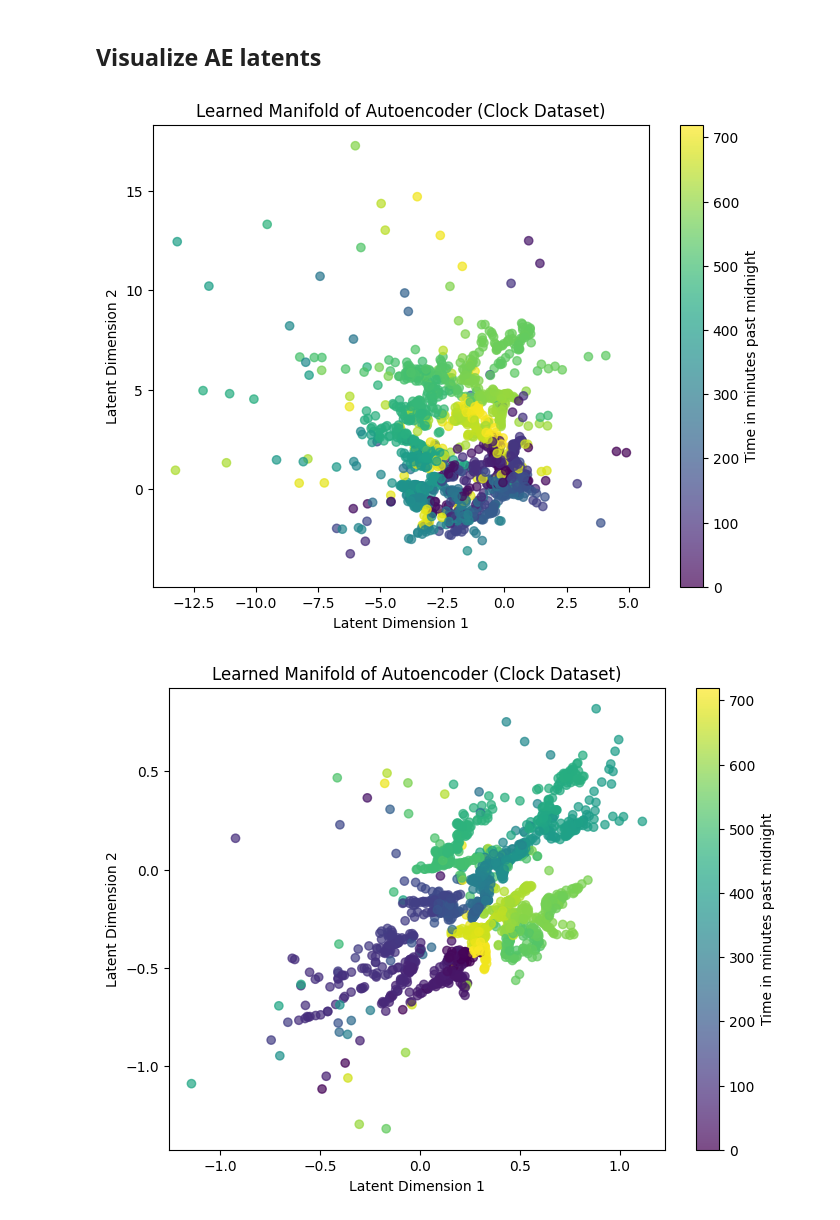
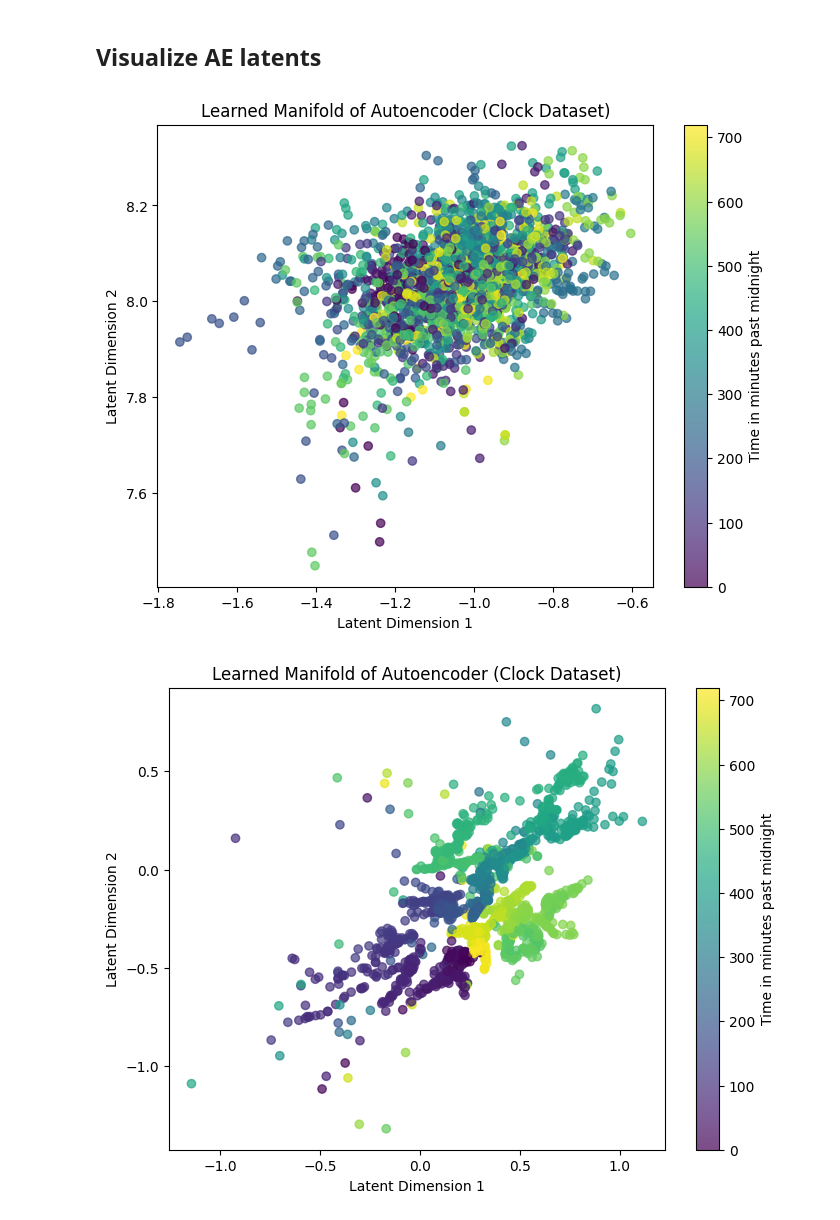
Before and after one commit to uzairname/manifold-learning, a Jupyter notebook: main.ipynb, the cells around one changed output. Cells and saved outputs as stored; diff of their text form; code cells hidden in the pictures.

Commit message:
INR Model

```diff
--- a/main.ipynb
+++ b/main.ipynb
@@ -11,6 +11,7 @@ from datasets.clock import ClockConfig, ClockDataset
 import matplotlib.pyplot as plt
 import numpy as np
 
+device = torch.device('cuda' if torch.cuda.is_available() else 'cpu')
 
 IMG_SIZE = 128
 BATCH_SIZE = 64
@@ -24,7 +25,6 @@ data_config = ClockConfig(
     hour_hand_start=0,
     hour_hand_thickness=0.1
 )
-
 
 dataset = ClockDataset(len=data_size, img_size=IMG_SIZE, augment=False, supervised=True, config=data_config)
 dataloader = DataLoader(dataset, batch_size=BATCH_SIZE, shuffle=False, pin_memory=True)
@@ -47,7 +47,6 @@ for i in range(16):
 # axs[i // 4, i % 4].set_title(f"{hour:.0f}h{minute:.0f}m")
 # axs[i // 4, i % 4].axis('off')
 
-
 plt.show()
 # %% [output]
 [figure]
@@ -57,15 +66,16 @@ plt.show()
 from models import ConvInrAutoencoder, DeepAutoencoder, ResNetDecoderBlock
 import torch
 
-# IMG_SIZE = 256
-
-model = ConvInrAutoencoder(img_size=IMG_SIZE, latent_dim=2)
+model = ConvInrAutoencoder(img_size=IMG_SIZE, latent_dim=2, device=device).to(device)
 img, _, _ = next(iter(dataloader))
 
-y, _ = model(img)
+y, _ = model(img.to(device))
 y.shape
 
 # block = ResNetDecoderBlock(128, 64)
 # y = block(img)
-# y.shape
+y.shape
+
+out = y.view(BATCH_SIZE, IMG_SIZE, IMG_SIZE, -1).permute(0, 3, 1, 2)  # Reshape to (B, C, H, W)
+out.shape
 # %% [output]
@@ -111,7 +121,7 @@ Cached: 0 bytes
 ## Visualize AE latents
 # %%
 import os
-from datasets.clock import ClockDataset
+from datasets.clock import ClockDataset, ClockConfig
 import torch
 from torch.utils.data import DataLoader
 from config import MODELS_DIR
@@ -125,12 +135,13 @@ def load_model_and_dataset(
     out_dim=2,
     postfix='',
     tag='model',
+    data_config=None
 ):
     """
     Load the model and dataset for inference.
     """
     # Load dataset
-    dataset = ClockDataset(len=data_size, img_size=img_size, minute_hand_len=1, augment=False)
+    dataset = ClockDataset(len=data_size, img_size=img_size, augment=False, config=data_config)
     dataloader = DataLoader(dataset, batch_size=batch_size, shuffle=False)
 
     # Load trained model
@@ -142,6 +153,7 @@ def load_model_and_dataset(
     return model, dataloader
 
 
+
 device = torch.device("cuda" if torch.cuda.is_available() else "cpu")
 # %%
 import torch
@@ -152,12 +164,22 @@ from tqdm import tqdm
 
 torch.cuda.empty_cache()
 
+data_config = ClockConfig(
+    minute_hand_len=1,
+    minute_hand_start=0.5,
+    miute_hand_thickness=0.1,
+    hour_hand_len=0.5,
+    hour_hand_start=0,
+    hour_hand_thickness=0.1
+)
+
 model, dataloader = load_model_and_dataset(
-    img_size=256,
+    img_size=64,
     batch_size=8,
+    data_config=data_config,
     out_dim=OUT_DIM,
-    tag='DeepAutoencoder',
-    postfix='-d22'
+    tag='ConvInrAutoencoder',
+    postfix='-d20',
 )
 
 # Extract latent representations
@@ -174,34 +196,34 @@ for batch, label2d, label1d in tqdm(dataloader):
     labels2d.append(label2d.numpy())
 
 latents = np.concatenate(latents, axis=0)
 labels = np.concatenate(labels, axis=0) * (12 * 60)  # Denormalize to minutes past midnight
 labels2d = np.concatenate(labels2d, axis=0)  # Denormalize to minutes past midnight
 
 if (OUT_DIM <= 2):
   # Plot latent space
   plt.figure(figsize=(8, 6))
   scatter = plt.scatter(latents[:, 0], labels if OUT_DIM==1 else latents[:,1], c=labels, cmap="viridis", alpha=0.7)
   plt.colorbar(scatter, label="Time in minutes past midnight")
   plt.xlabel("Latent Dimension 1")
   plt.ylabel("Time in minutes past midnight" if OUT_DIM==1 else "Latent Dimension 2")
   plt.title("Learned Manifold of Autoencoder (Clock Dataset)")
   plt.show()
 else:
   # PCA for dimensionality reduction
   pca = PCA(n_components=2)
   latents_2d = pca.fit_transform(latents)
 
   # Plot PCA-reduced latent space
   plt.figure(figsize=(8, 6))
   scatter = plt.scatter(latents_2d[:, 0], latents_2d[:, 1], c=labels, cmap="viridis", alpha=0.7)
   plt.colorbar(scatter, label="Time in minutes past midnight")
   plt.xlabel("PCA Component 1")
   plt.ylabel("PCA Component 2")
 
   plt.title("Learned Manifold of Autoencoder (Clock Dataset)")
   plt.show()
 # %% [output]
-[figure, old version]
+[figure, new version]
 # %%
 # %% [output]
 [figure]
```
Also changed, not shown: parts of 5 cells of this notebook, 3 other files.
